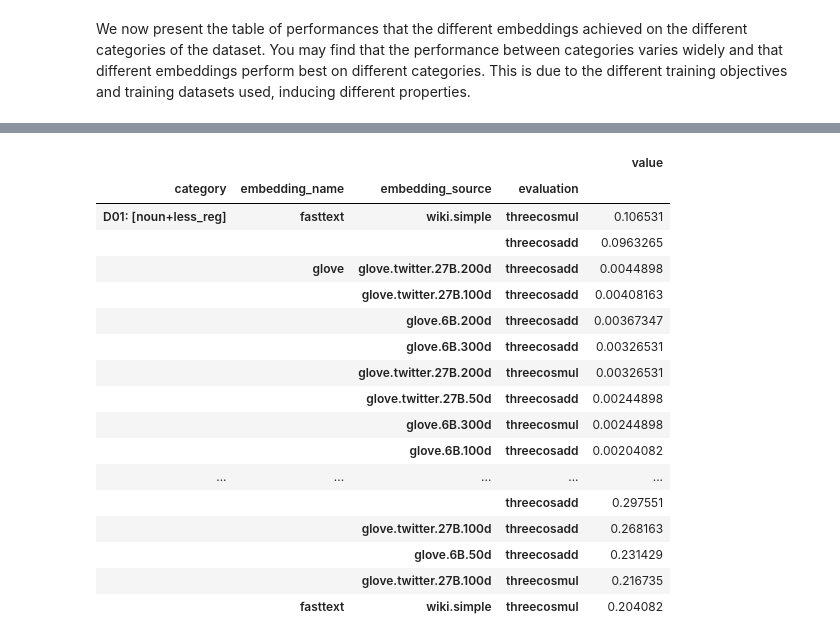
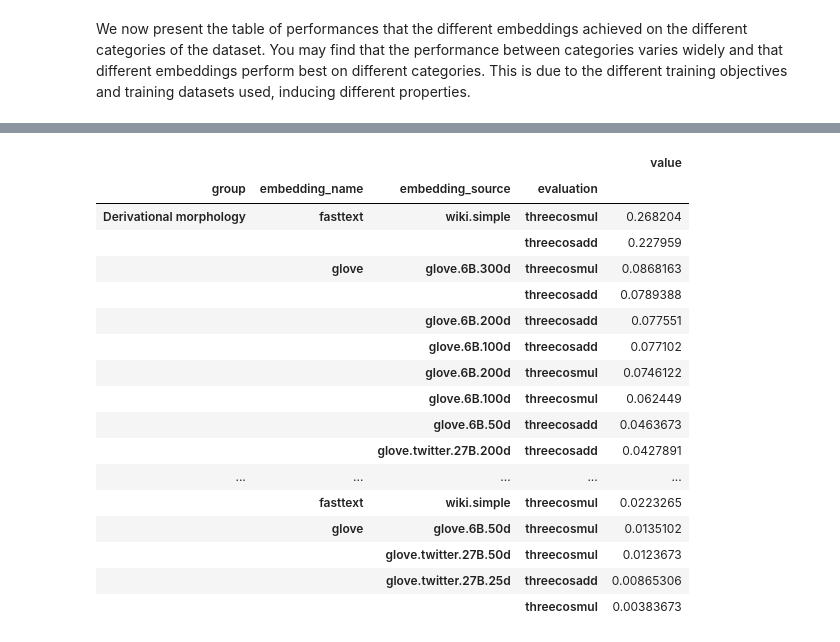
Before and after one commit to dmlc/gluon-nlp, a Jupyter notebook: docs/examples/word_embedding_evaluation.ipynb, the cells around one changed output, grey strips where cells are left out. Drawn from its saved outputs; the diff is of its cells as text; code cells hidden in the pictures.

```diff
--- a/docs/examples/word_embedding_evaluation.ipynb
+++ b/docs/examples/word_embedding_evaluation.ipynb
@@ -399,29 +405,33 @@ dfa_bats = dfa_bats[dfa_bats["embedding_source"].isin([
 ])]
 dfa_bats["category"] = dfa_bats["kwargs"].apply(json.loads).apply(lambda x: str(x['category']))
 dfa_bats.drop("kwargs", axis=1, inplace=True)
-dfa_bats["category"] = dfa_bats["category"].apply(lambda x: str(x) + ": " + nlp.data.BiggerAnalogyTestSet._categories[x])
-
-
-dfai = dfa_bats.set_index(
-    ["category", "embedding_name", "embedding_source", "evaluation"])
-dfai = dfai.sort_values(by='value', ascending=False).sort_index(level=[0], sort_remaining=False)
-dfai.style.apply(get_multi_index_highlighter(levels=[0]))
-# %% [output]
-|  |  |  |  | value |
-| category | embedding_name | embedding_source | evaluation |  |
-| D01: [noun+less_reg] | fasttext | wiki.simple | threecosmul | 0.106531 |
-|  |  |  | threecosadd | 0.0963265 |
-|  | glove | glove.twitter.27B.200d | threecosadd | 0.0044898 |
-|  |  | glove.twitter.27B.100d | threecosadd | 0.00408163 |
-|  |  | glove.6B.200d | threecosadd | 0.00367347 |
-|  |  | glove.6B.300d | threecosadd | 0.00326531 |
-|  |  | glove.twitter.27B.200d | threecosmul | 0.00326531 |
-|  |  | glove.twitter.27B.50d | threecosadd | 0.00244898 |
-|  |  | glove.6B.300d | threecosmul | 0.00244898 |
-|  |  | glove.6B.100d | threecosadd | 0.00204082 |
-| ... | ... | ... | ... | ... |
-|  |  |  | threecosadd | 0.297551 |
-|  |  | glove.twitter.27B.100d | threecosadd | 0.268163 |
-|  |  | glove.6B.50d | threecosadd | 0.231429 |
-|  |  | glove.twitter.27B.100d | threecosmul | 0.216735 |
-|  | fasttext | wiki.simple | threecosmul | 0.204082 |
+# %%
+groups = dfa_bats["category"].str[0].apply(lambda x: {
+    'I':'Inflectional morphology',
+    'D':'Derivational morphology',
+    'L':'Lexicographic semantics',
+    'E':'Encyclopedic semantics'}[x])
+dfa_bats_aggregate = dfa_bats.drop("category", axis=1)
+dfa_bats_aggregate["group"] = groups
+bats_aggregate = dfa_bats_aggregate.groupby(["group", "embedding_name", "embedding_source", "evaluation"]).mean()
+bats_aggregate = bats_aggregate.sort_values(by='value', ascending=False).sort_index(level=[0], sort_remaining=False)
+bats_aggregate.style.apply(get_multi_index_highlighter(levels=[0]))
+# %% [output]
+|  |  |  |  | value |
+| group | embedding_name | embedding_source | evaluation |  |
+| Derivational morphology | fasttext | wiki.simple | threecosmul | 0.268204 |
+|  |  |  | threecosadd | 0.227959 |
+|  | glove | glove.6B.300d | threecosmul | 0.0868163 |
+|  |  |  | threecosadd | 0.0789388 |
+|  |  | glove.6B.200d | threecosadd | 0.077551 |
+|  |  | glove.6B.100d | threecosadd | 0.077102 |
+|  |  | glove.6B.200d | threecosmul | 0.0746122 |
+|  |  | glove.6B.100d | threecosmul | 0.062449 |
+|  |  | glove.6B.50d | threecosadd | 0.0463673 |
+|  |  | glove.twitter.27B.200d | threecosadd | 0.0427891 |
+| ... | ... | ... | ... | ... |
+|  | fasttext | wiki.simple | threecosmul | 0.0223265 |
+|  | glove | glove.6B.50d | threecosmul | 0.0135102 |
+|  |  | glove.twitter.27B.50d | threecosmul | 0.0123673 |
+|  |  | glove.twitter.27B.25d | threecosadd | 0.00865306 |
+|  |  |  | threecosmul | 0.00383673 |
```
Also changed, not shown: parts of 10 cells of this notebook.
